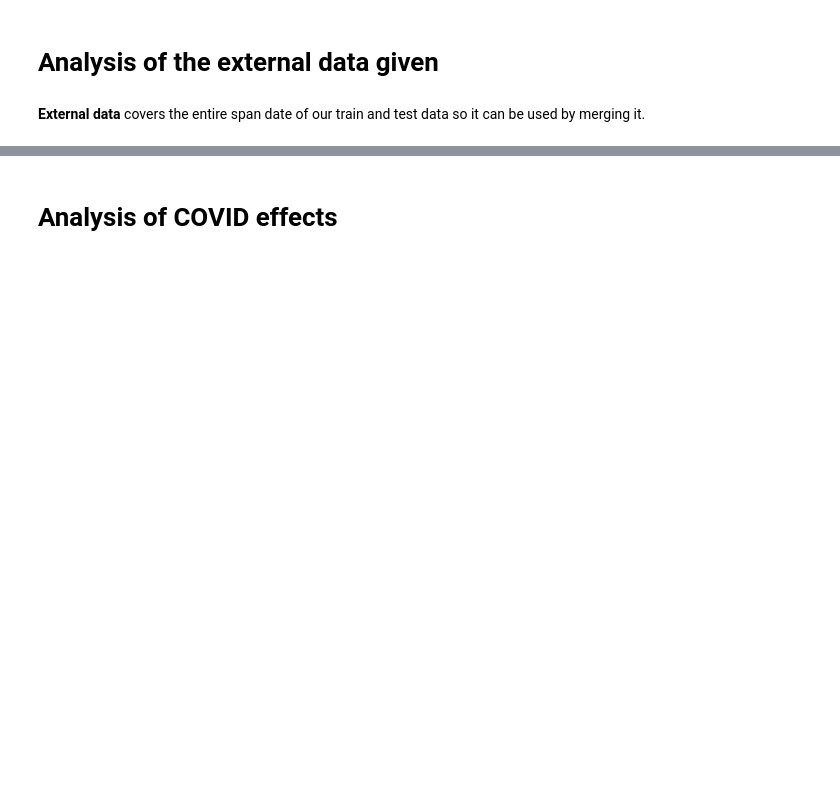
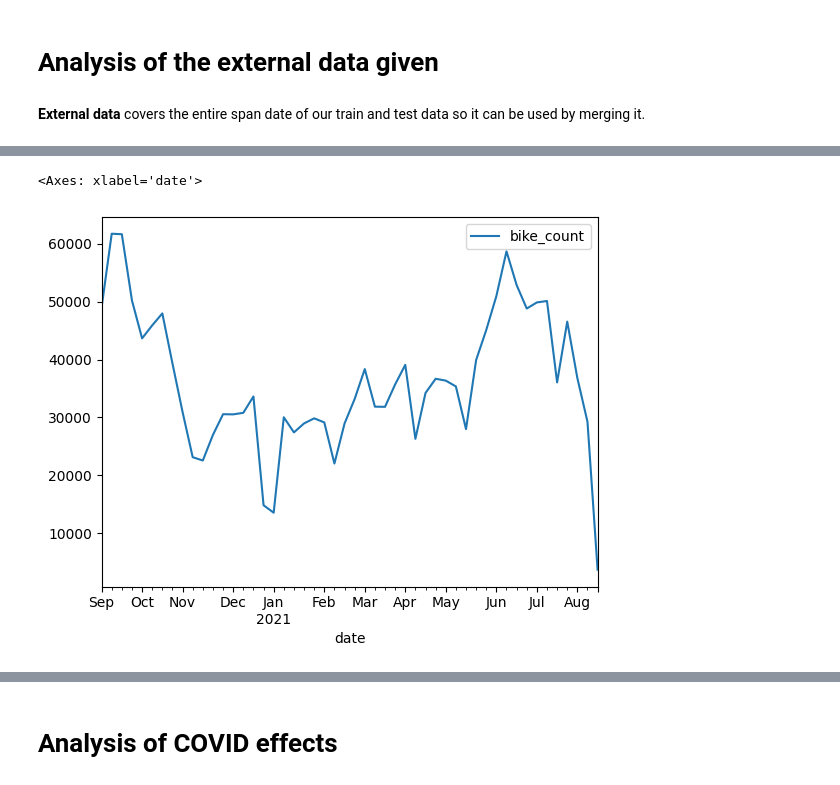
Before and after one commit to ThomasBrdes/bike-count-DSB, a Jupyter notebook: Data_exploration.ipynb, the cells around one changed output, grey strips where cells are left out. Drawn from its saved outputs; the diff is of its cells as text; code cells hidden in the pictures; blank space fills up the shorter version.

```diff
--- a/Data_exploration.ipynb
+++ b/Data_exploration.ipynb
@@ -51,0 +141,5 @@ external_data
+# %%
+X_train = pd.read_parquet("data/train.parquet")
+X_train['date'] = pd.to_datetime(X_train['date'])
+merged_data_orig_HOLIDAYS = get_data._merge_holidays_week_end(X_train)
+merged_data_orig_HOLIDAYS.head()
@@ -51,0 +153,7 @@ external_data
+# %%
+mask = merged_data_orig_HOLIDAYS["counter_name"] == "Totem 73 boulevard de Sébastopol S-N"
+
+merged_data_orig_HOLIDAYS[mask].groupby(pd.Grouper(freq="1w", key="date"))[["bike_count"]].sum().plot()
+# %% [output]
+<Axes: xlabel='date'>
+[figure, added]
```
Also changed, not shown: parts of 37 cells of this notebook, 7 other files.
